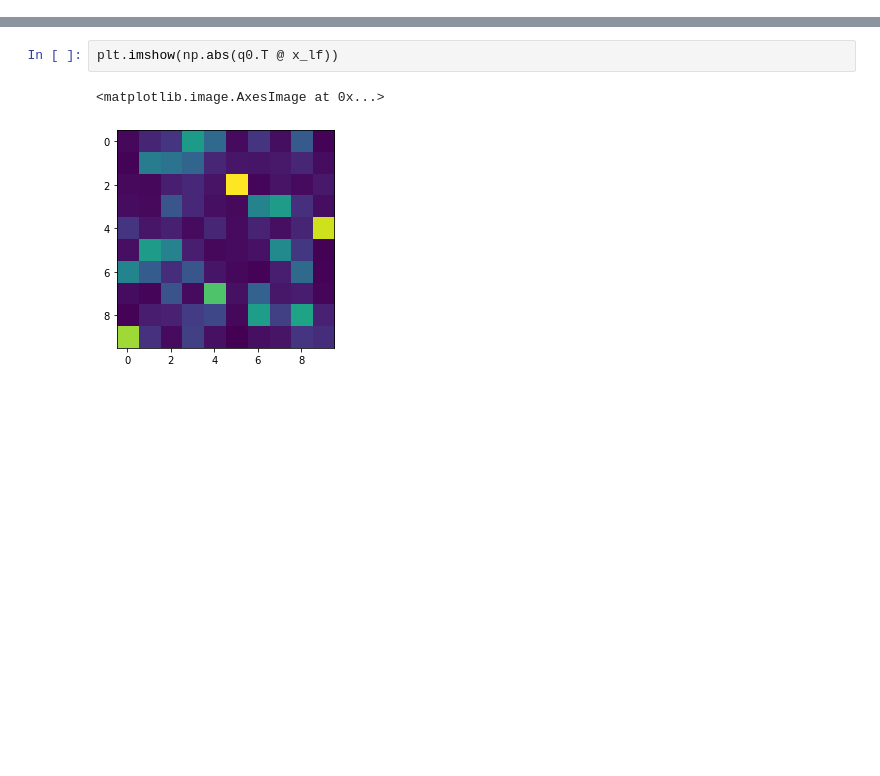
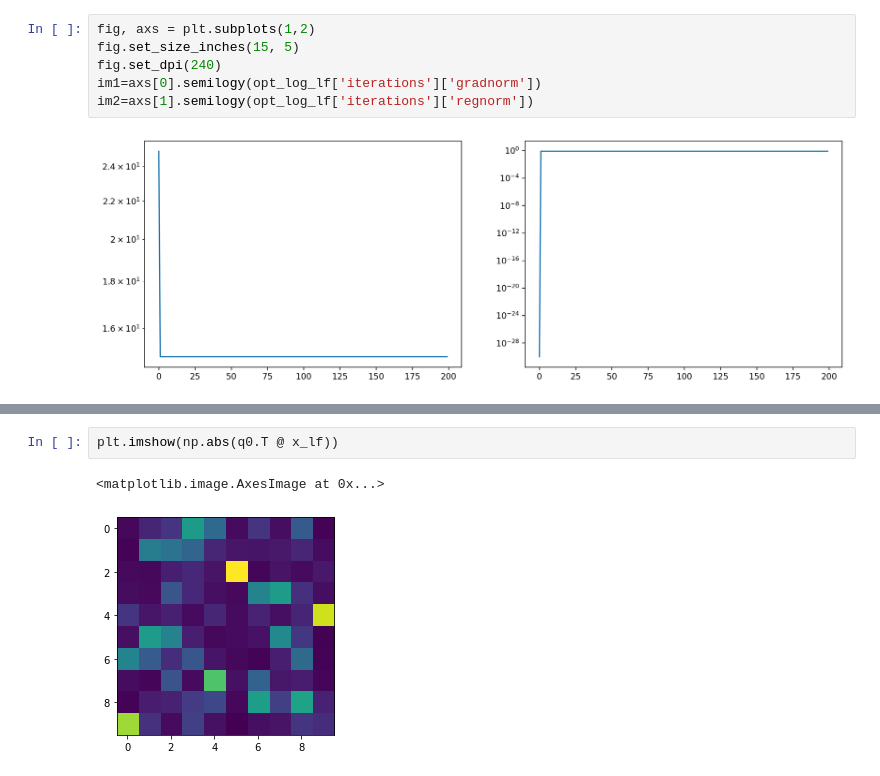
Before and after one commit to simonvary/pynopt, a Jupyter notebook: test_manifold.ipynb, the cells around one changed output, grey strips where cells are left out. Drawn from its saved outputs; the diff is of its cells as text; blank space fills up the shorter version.

```diff
--- a/test_manifold.ipynb
+++ b/test_manifold.ipynb
@@ -80 +108,9 @@ Terminated - min grad norm reached after 98 iterations, 0.67 seconds.
+# %%
+fig, axs = plt.subplots(1,2)
+fig.set_size_inches(15, 5)
+fig.set_dpi(240)
+im1=axs[0].semilogy(opt_log_lf['iterations']['gradnorm'])
+im2=axs[1].semilogy(opt_log_lf['iterations']['regnorm'])
+# %% [output]
+[figure, added]
 # %%
```
Also changed, not shown: parts of 11 cells of this notebook, 7 other files.
